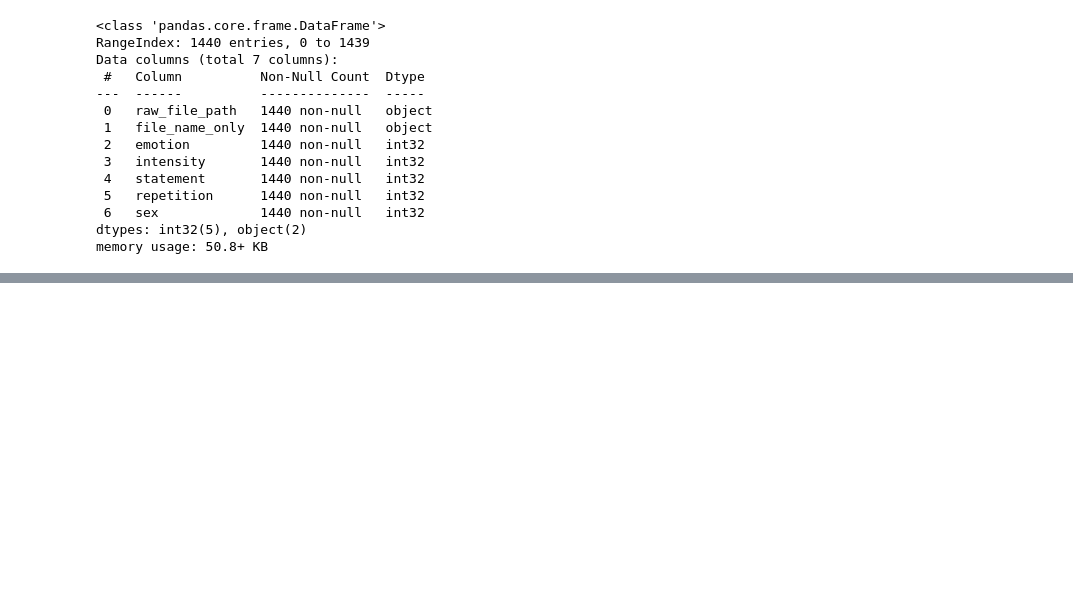
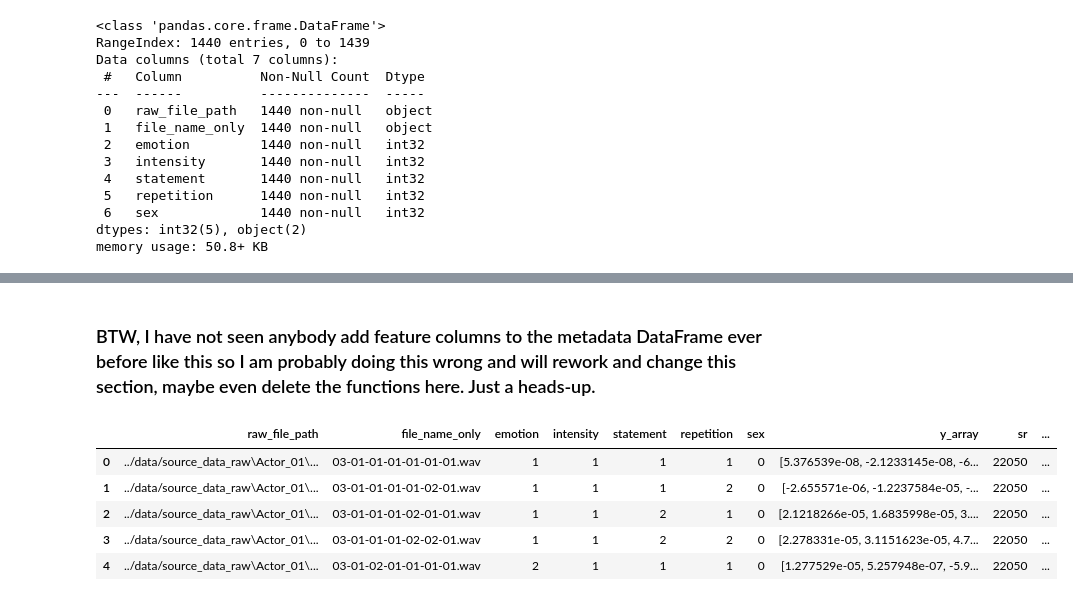
Before and after one commit to Aritra96/rvdess_audio_classification, a Jupyter notebook: dev/ravdess_eda.ipynb, the cells around one changed output, grey strips where cells are left out. Cells and saved outputs as stored; diff of their text form; code cells hidden in the pictures; blank space fills up the shorter version.

```diff
--- a/dev/ravdess_eda.ipynb
+++ b/dev/ravdess_eda.ipynb
@@ -380,0 +455,4 @@ One such concept is called a **linear chirp**. But what is a chirp signal to beg
+# %%
+full_ravdess_df[["y_array", "sr"]] = full_ravdess_df["raw_file_path"].apply(lambda x: pd.Series(get_y_and_sr(x)))
+
+full_ravdess_df.head()
@@ -380,0 +466,40 @@ One such concept is called a **linear chirp**. But what is a chirp signal to beg
+# %% [markdown]
+### BTW, I have not seen anybody add feature columns to the metadata DataFrame ever before like this so I am probably doing this wrong and will rework and change this section, maybe even delete the functions here. Just a heads-up.
+# %%
+# 1. Chroma - this creates separation between different pitch classes.
+# since we are working with speech data, I will just take the chroma_stft feature from librosa
+# The running idea here is that there will be a difference between the pitch classes of emotions like
+# fear and happiness or between males and females
+
+def extract_chroma_stft(df: pd.DataFrame) -> np.ndarray:
+    """
+    Load an audio file from the given path and return the chroma stft nd array of the default size.
+
+    Parameters
+    ----------
+        df (pd.DataFrame): The full ravdess dataset
+
+    Returns
+    -------
+        tuple: A tuple containing the audio time series and sampling rate.
+
+    Examples
+    --------
+    >>> get_y_and_sr("audio_file.wav")
+    (array([0.1, 0.2, 0.3, ...]), 22050)
+
+    """
+    y, sr = librosa.load(df["raw_file_path"])
+    chroma_stft = librosa.feature.chroma_stft(y=y, sr=sr)
+    return chroma_stft
+# %%
+full_ravdess_df["chroma_stft"] = full_ravdess_df.apply(extract_chroma_stft, axis='columns')
+
+full_ravdess_df.head()
+# %% [output]
+|  | raw_file_path | file_name_only | emotion | intensity | statement | repetition | sex | y_array | sr | ... |
+| 0 | ../data/source_data_raw\Actor_01\... | 03-01-01-01-01-01-01.wav | 1 | 1 | 1 | 1 | 0 | [5.376539e-08, -2.1233145e-08, -6... | 22050 | ... |
+| 1 | ../data/source_data_raw\Actor_01\... | 03-01-01-01-01-02-01.wav | 1 | 1 | 1 | 2 | 0 | [-2.655571e-06, -1.2237584e-05, -... | 22050 | ... |
+| 2 | ../data/source_data_raw\Actor_01\... | 03-01-01-01-02-01-01.wav | 1 | 1 | 2 | 1 | 0 | [2.1218266e-05, 1.6835998e-05, 3.... | 22050 | ... |
+| 3 | ../data/source_data_raw\Actor_01\... | 03-01-01-01-02-02-01.wav | 1 | 1 | 2 | 2 | 0 | [2.278331e-05, 3.1151623e-05, 4.7... | 22050 | ... |
+| 4 | ../data/source_data_raw\Actor_01\... | 03-01-02-01-01-01-01.wav | 2 | 1 | 1 | 1 | 0 | [1.277529e-05, 5.257948e-07, -5.9... | 22050 | ... |
```
Also changed, not shown: parts of 9 cells of this notebook.
